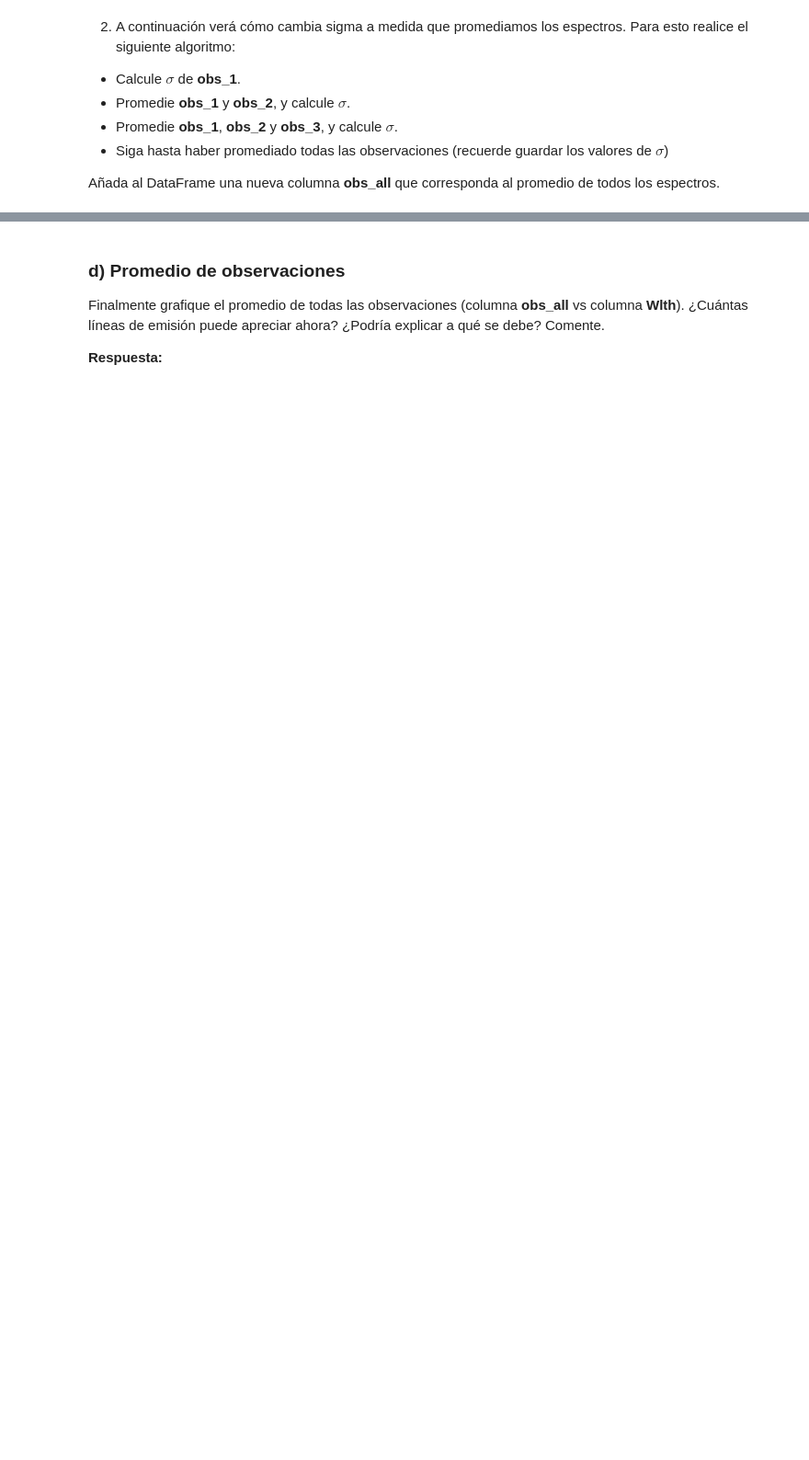
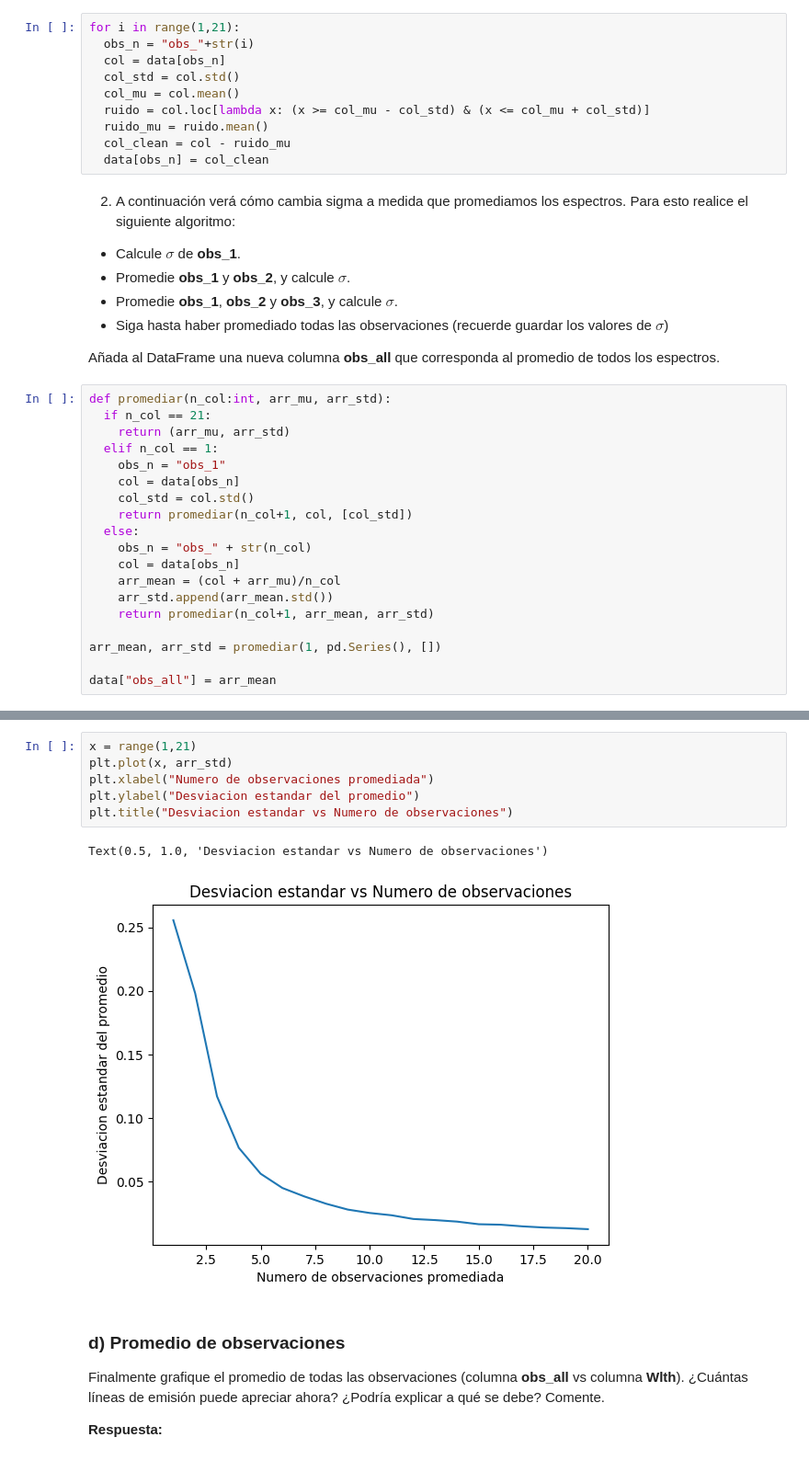
Before and after one commit to bsttiv/Tarea-2, a Jupyter notebook: Tarea2_Desarrollo.ipynb, the cells around one changed output, grey strips where cells are left out. Shown at 92% size. Saved outputs shown, nothing was run; the diff lists cells and outputs as text; blank space fills up the shorter version.

```diff
--- a/Tarea2_Desarrollo.ipynb
+++ b/Tarea2_Desarrollo.ipynb
@@ -271,6 +271,16 @@ plt.axhline(y = -n*ruido_std, color = 'r', linestyle = '-')
 Ahora verá cómo el nivel de ruido disminuye al promediar observaciones. Siga los siguientes pasos:
 
 1. Centre todas las observaciones en 0 de la misma manera hecha en ela parte b). Como consejo, puede recorrer las columnas del DataFrame con un for y modificar solo las que correspondan a una observación.
+# %%
+for i in range(1,21):
+  obs_n = "obs_"+str(i)
+  col = data[obs_n]
+  col_std = col.std()
+  col_mu = col.mean()
+  ruido = col.loc[lambda x: (x >= col_mu - col_std) & (x <= col_mu + col_std)]
+  ruido_mu = ruido.mean()
+  col_clean = col - ruido_mu
+  data[obs_n] = col_clean
 # %% [markdown]
 2. A continuación verá cómo cambia sigma a medida que promediamos los espectros. Para esto realice el siguiente algoritmo:
 
@@ -280,6 +290,25 @@ Ahora verá cómo el nivel de ruido disminuye al promediar observaciones. Siga l
  - Siga hasta haber promediado todas las observaciones (recuerde guardar los valores de $\sigma$)
 
  Añada al DataFrame una nueva columna **obs_all** que corresponda al promedio de todos los espectros.
+# %%
+def promediar(n_col:int, arr_mu, arr_std):
+  if n_col == 21:
+    return (arr_mu, arr_std)
+  elif n_col == 1:
+    obs_n = "obs_1"
+    col = data[obs_n]
+    col_std = col.std()
+    return promediar(n_col+1, col, [col_std])
+  else:
+    obs_n = "obs_" + str(n_col)
+    col = data[obs_n]
+    arr_mean = (col + arr_mu)/n_col
+    arr_std.append(arr_mean.std())
+    return promediar(n_col+1, arr_mean, arr_std)
+
+arr_mean, arr_std = promediar(1, pd.Series(), [])
+
+data["obs_all"] = arr_mean
 # %% [markdown]
  3. Finalmente grafique los valores de $\sigma$ en funcion de $N$, con $N$ el numero de observaciones promediada. ¿Qué ocurre con $\sigma$? ¿Es esperado el resultado? Comente.
 
@@ -287,3 +316,12 @@ Ahora verá cómo el nivel de ruido disminuye al promediar observaciones. Siga l
+# %%
+x = range(1,21)
+plt.plot(x, arr_std)
+plt.xlabel("Numero de observaciones promediada")
+plt.ylabel("Desviacion estandar del promedio")
+plt.title("Desviacion estandar vs Numero de observaciones")
+# %% [output]
+Text(0.5, 1.0, 'Desviacion estandar vs Numero de observaciones')
+[figure, added]
 # %% [markdown]
 ### d) Promedio de observaciones
 
```
Also changed, not shown: parts of 2 cells of this notebook.
